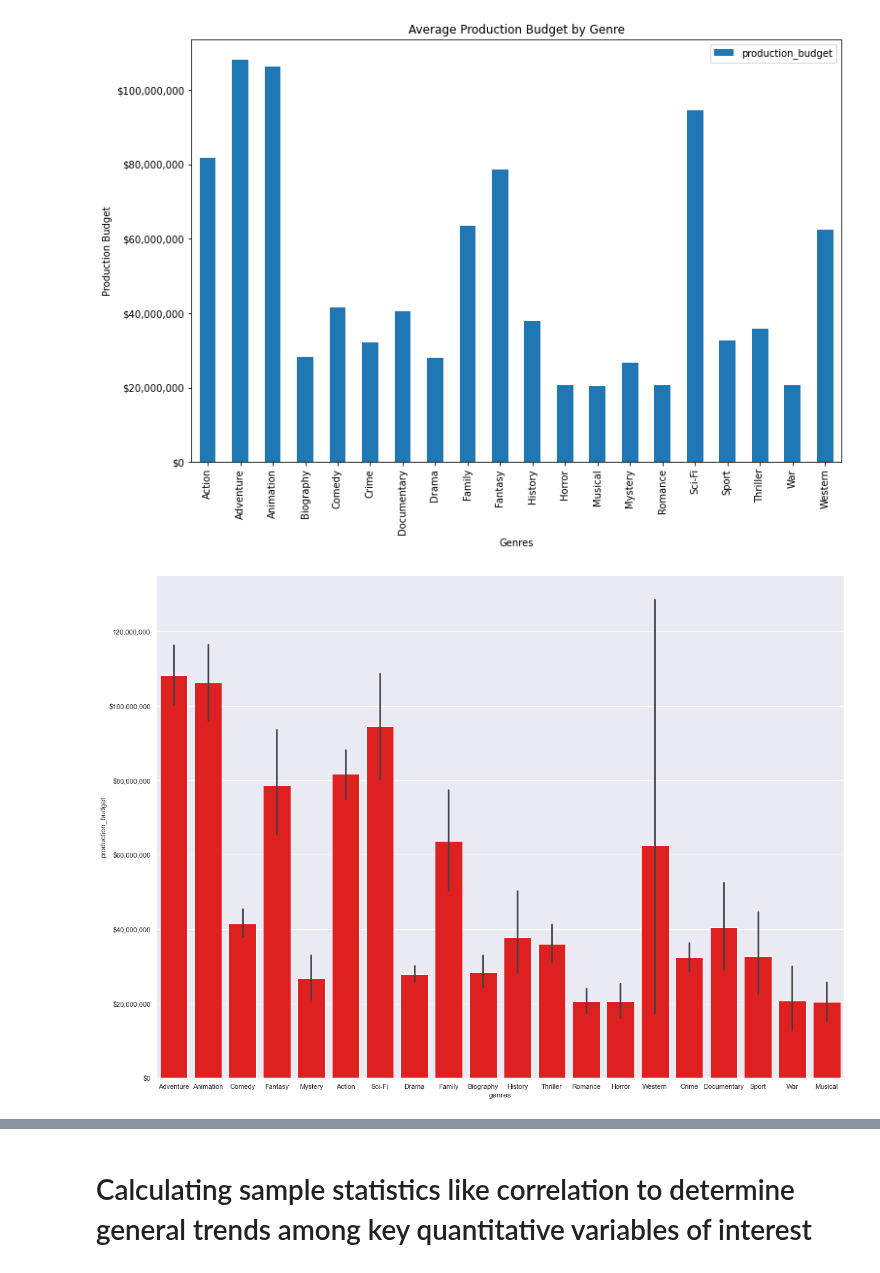
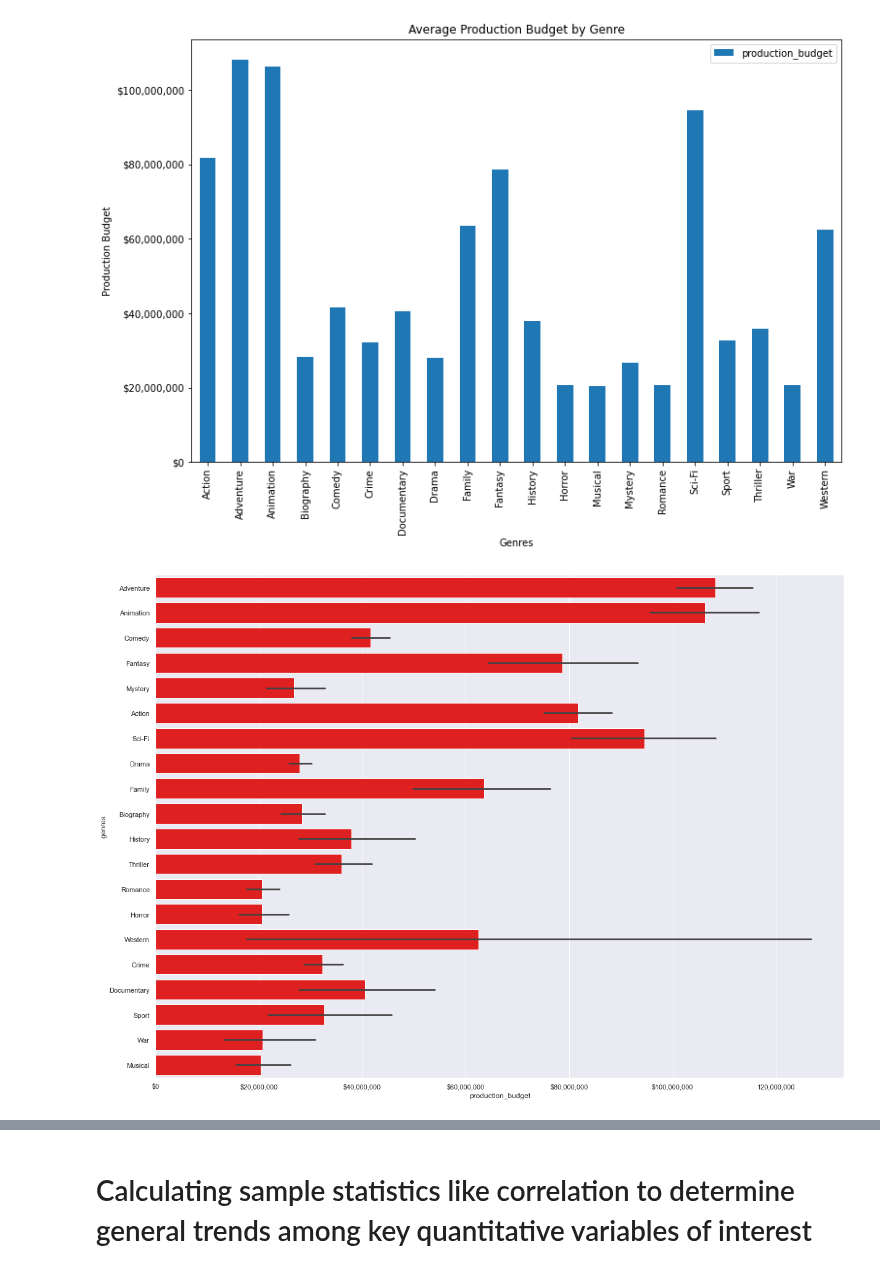
Before and after one commit to jacrivera/AI-Academy-Semester-1-Capstone-Group-5, a Jupyter notebook: Jack-personal-workbook1.ipynb, the cells around one changed output, grey strips where cells are left out. Saved outputs shown, nothing was run; the diff lists cells and outputs as text; code cells hidden in the pictures.

```diff
--- a/Jack-personal-workbook1.ipynb
+++ b/Jack-personal-workbook1.ipynb
@@ -292,9 +296,9 @@ ax.set_yticklabels(yticks);
 # %%
 yticks = ["$0", "$20,000,000", "$40,000,000", "$60,000,000", "$80,000,000", "$100,000,000","120,000,000"]
 
 sns.set(rc={"figure.figsize":(20, 15)})
-ax = sns.barplot(data=master_df,x='genres',y='production_budget', color = "red", orient = 'v')
-ax.set_yticklabels(yticks);
+ax = sns.barplot(data=master_df,y='genres',x='production_budget', color = "red", orient = 'h')
+ax.set_xticklabels(yticks);
 # %% [output]
-[figure, old version]
+[figure, new version]
 # %%
```
Also changed, not shown: parts of 8 cells of this notebook.
